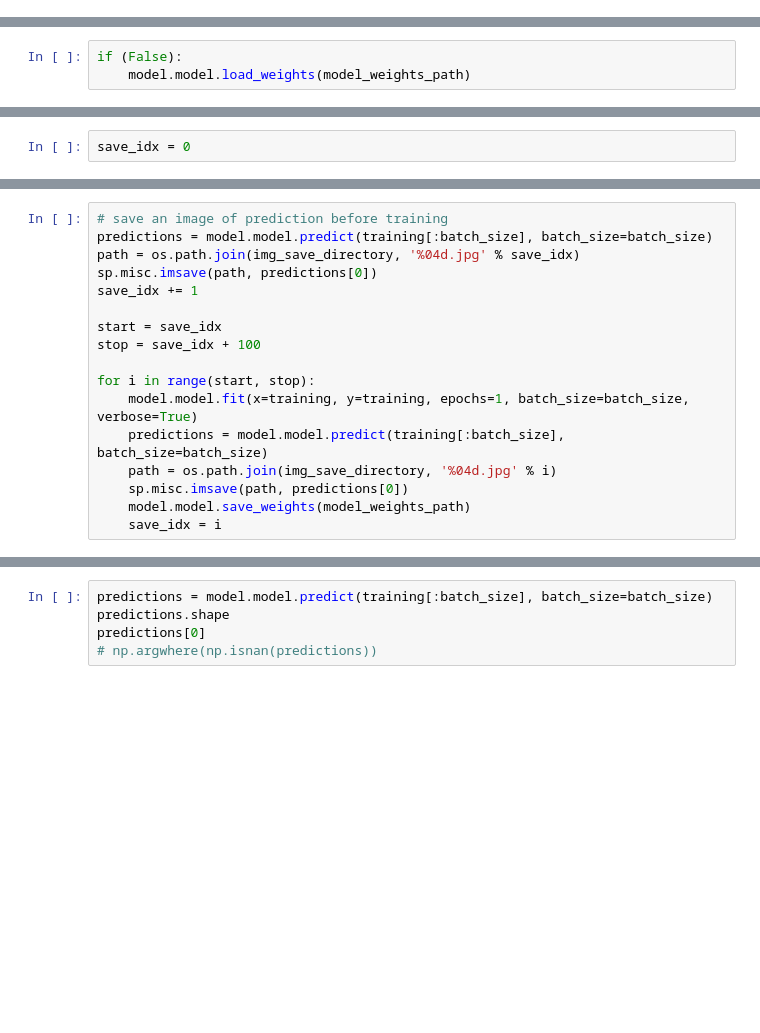
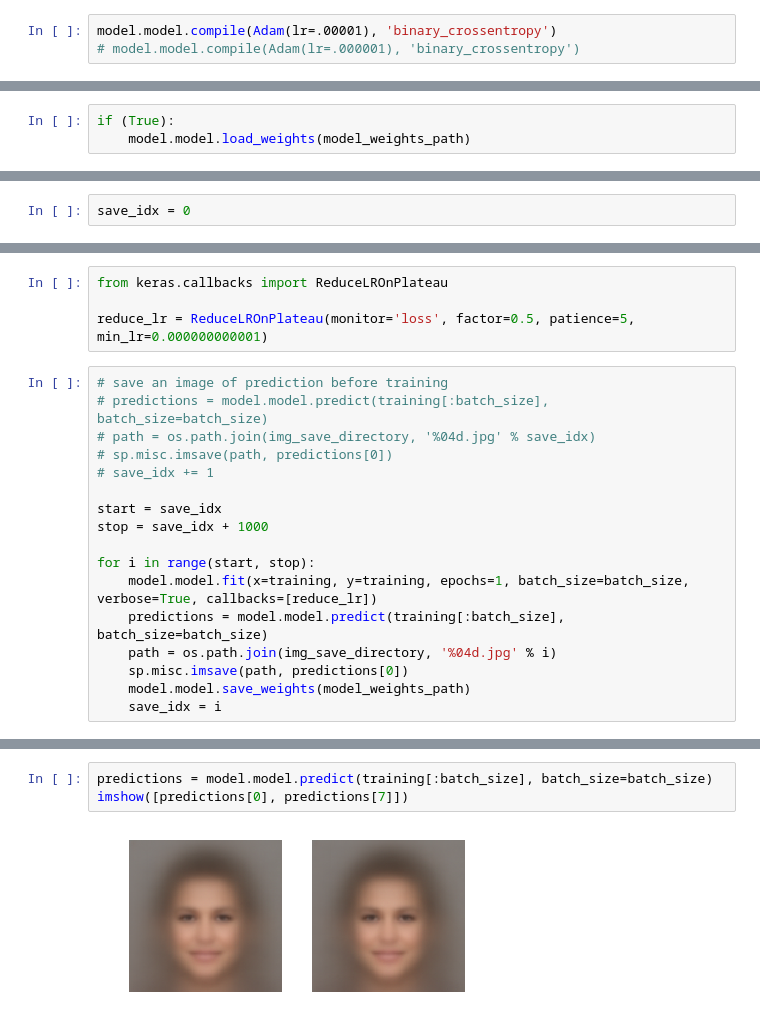
Before and after one commit to ReidWilliams/GANs, a Jupyter notebook: notebooks/scratch.ipynb, the cells around one changed output, grey strips where cells are left out. Drawn from its saved outputs; the diff is of its cells as text; blank space fills up the shorter version.

```diff
--- a/notebooks/scratch.ipynb
+++ b/notebooks/scratch.ipynb
@@ -42,0 +48,3 @@ model.model.compile(Adam(lr=.00003), 'binary_crossentropy')
+# %%
+model.model.compile(Adam(lr=.00001), 'binary_crossentropy')
+# model.model.compile(Adam(lr=.000001), 'binary_crossentropy')
@@ -43,5 +53,5 @@ model.model.compile(Adam(lr=.00003), 'binary_crossentropy')
 # %%
-if (False):
+if (True):
     model.model.load_weights(model_weights_path)
 # %% [markdown]
 # Zach and latest output of Zach
@@ -61,15 +71,19 @@ save_idx = 0
+# %%
+from keras.callbacks import ReduceLROnPlateau
+
+reduce_lr = ReduceLROnPlateau(monitor='loss', factor=0.5, patience=5, min_lr=0.000000000001)
 # %%
 # save an image of prediction before training
-predictions = model.model.predict(training[:batch_size], batch_size=batch_size)
-path = os.path.join(img_save_directory, '%04d.jpg' % save_idx)
-sp.misc.imsave(path, predictions[0])
-save_idx += 1
+# predictions = model.model.predict(training[:batch_size], batch_size=batch_size)
+# path = os.path.join(img_save_directory, '%04d.jpg' % save_idx)
+# sp.misc.imsave(path, predictions[0])
+# save_idx += 1
 
 start = save_idx
-stop = save_idx + 100
+stop = save_idx + 1000
 
 for i in range(start, stop):
-    model.model.fit(x=training, y=training, epochs=1, batch_size=batch_size, verbose=True)
+    model.model.fit(x=training, y=training, epochs=1, batch_size=batch_size, verbose=True, callbacks=[reduce_lr])
     predictions = model.model.predict(training[:batch_size], batch_size=batch_size)
     path = os.path.join(img_save_directory, '%04d.jpg' % i)
     sp.misc.imsave(path, predictions[0])
@@ -80,5 +110,5 @@ Epoch 1/1
 # %%
 predictions = model.model.predict(training[:batch_size], batch_size=batch_size)
-predictions.shape
-predictions[0]
-# np.argwhere(np.isnan(predictions))
+imshow([predictions[0], predictions[7]])
+# %% [output]
+[figure, added]
```
Also changed, not shown: parts of 9 cells of this notebook.
